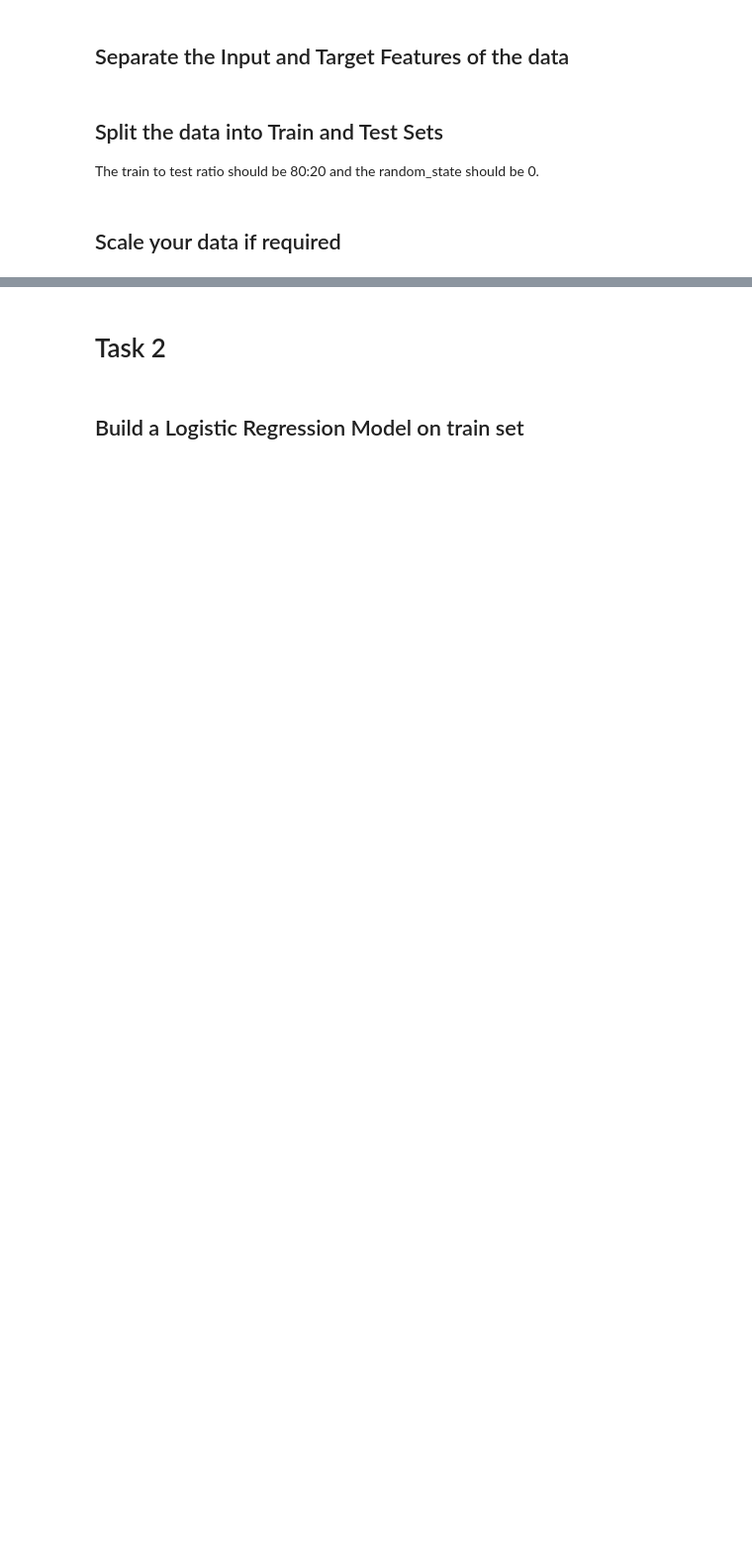
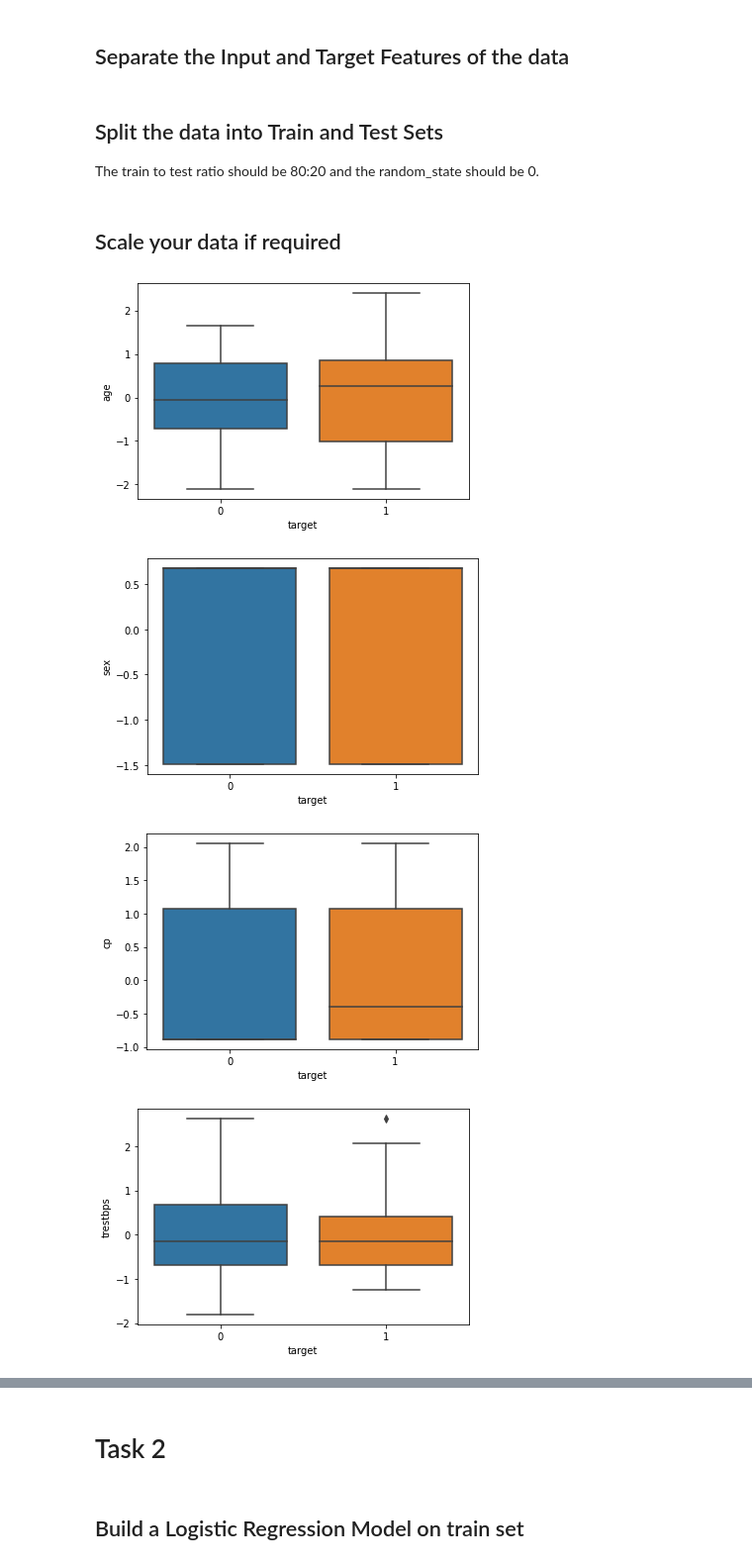
Before and after one commit to Jeffresh/Datathon-2-Dphi-Heart-Disease-Prediction, a Jupyter notebook: XAI_Assignment.ipynb, the cells around one changed output, grey strips where cells are left out. Shown at 99% size. Drawn from its saved outputs; the diff is of its cells as text; code cells hidden in the pictures; blank space fills up the shorter version.

```diff
--- a/XAI_Assignment.ipynb
+++ b/XAI_Assignment.ipynb
@@ -17,7 +72,25 @@ Display the first 5 rows of the data after loading.
 # %% [markdown]
 ## Separate the Input and Target Features of the data
+# %%
+X = heart_data.drop(columns='target')
+y = heart_data.target
 # %% [markdown]
 ## Split the data into Train and Test Sets
 The train to test ratio should be 80:20 and the random_state should be 0.
+# %%
+X_train, X_test, y_train, y_test = train_test_split(X, y, test_size=0.3, random_state=123, stratify=y, shuffle=True)
 # %% [markdown]
 ## Scale your data if required
+# %%
+X_train_s = StandardScaler().fit_transform(X_train)
+X_test_s = StandardScaler().fit_transform(X_test)
+df_x = pd.DataFrame(data=X_train_s, columns=X.columns)
+
+for feature in df_x.columns:
+  sns.boxplot(x=y_train, y=feature, data=df_x)
+  plt.show()
+# %% [output]
+[figure, added]
+[figure, added]
+[figure, added]
+[figure, added]
```
Also changed, not shown: parts of 22 cells of this notebook.
